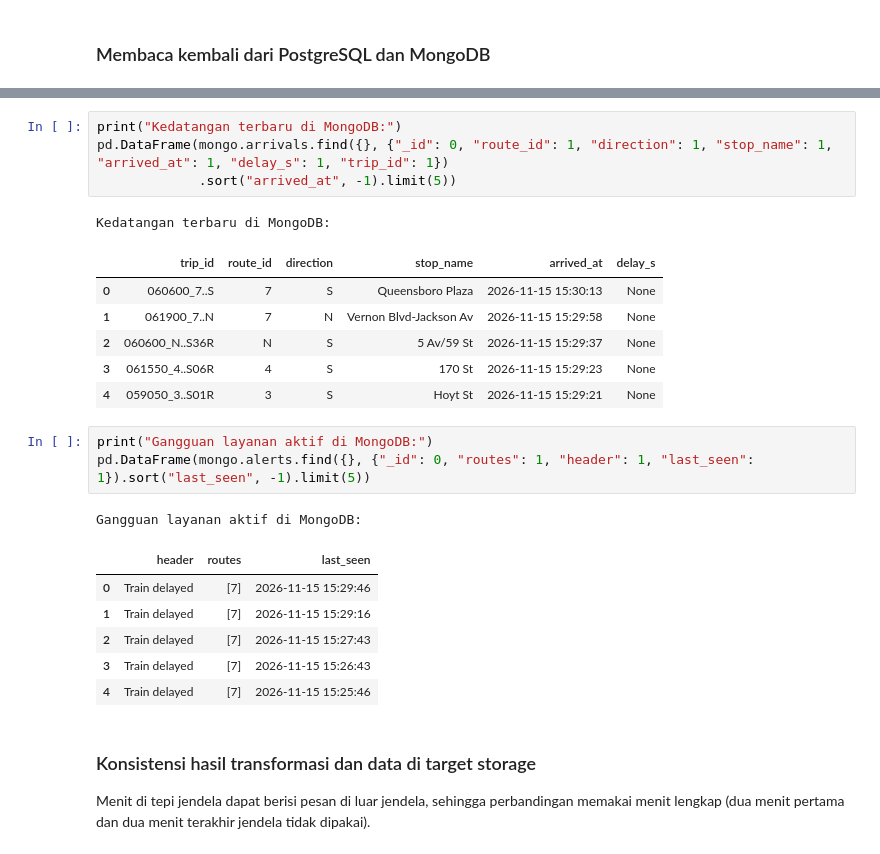
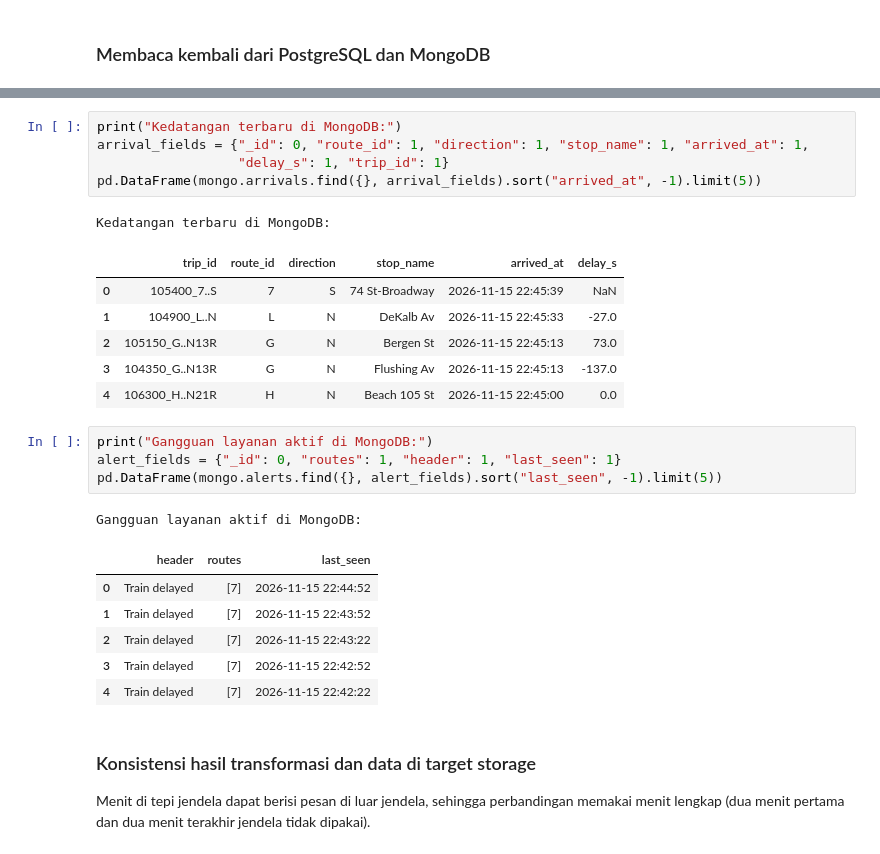
Before and after one commit to fxrdhan/mta-subway-bigdata, a Jupyter notebook: tugas_minggu10/ETL_Pipeline.ipynb, the cells around one changed output, grey strips where cells are left out. Cells and saved outputs as stored; diff of their text form.

```diff
--- a/tugas_minggu10/ETL_Pipeline.ipynb
+++ b/tugas_minggu10/ETL_Pipeline.ipynb
@@ -1255,26 +1763,28 @@ Rata-rata keterlambatan 30 menit terakhir per rute (dari view etl.gtfs_delay_min
 # %%
 print("Kedatangan terbaru di MongoDB:")
-pd.DataFrame(mongo.arrivals.find({}, {"_id": 0, "route_id": 1, "direction": 1, "stop_name": 1, "arrived_at": 1, "delay_s": 1, "trip_id": 1})
-             .sort("arrived_at", -1).limit(5))
+arrival_fields = {"_id": 0, "route_id": 1, "direction": 1, "stop_name": 1, "arrived_at": 1,
+                  "delay_s": 1, "trip_id": 1}
+pd.DataFrame(mongo.arrivals.find({}, arrival_fields).sort("arrived_at", -1).limit(5))
 # %% [output]
 Kedatangan terbaru di MongoDB:
 |  | trip_id | route_id | direction | stop_name | arrived_at | delay_s |
-| 0 | 060600_7..S | 7 | S | Queensboro Plaza | 2026-11-15 15:30:13 | None |
-| 1 | 061900_7..N | 7 | N | Vernon Blvd-Jackson Av | 2026-11-15 15:29:58 | None |
-| 2 | 060600_N..S36R | N | S | 5 Av/59 St | 2026-11-15 15:29:37 | None |
-| 3 | 061550_4..S06R | 4 | S | 170 St | 2026-11-15 15:29:23 | None |
-| 4 | 059050_3..S01R | 3 | S | Hoyt St | 2026-11-15 15:29:21 | None |
+| 0 | 105400_7..S | 7 | S | 74 St-Broadway | 2026-11-15 22:45:39 | NaN |
+| 1 | 104900_L..N | L | N | DeKalb Av | 2026-11-15 22:45:33 | -27.0 |
+| 2 | 105150_G..N13R | G | N | Bergen St | 2026-11-15 22:45:13 | 73.0 |
+| 3 | 104350_G..N13R | G | N | Flushing Av | 2026-11-15 22:45:13 | -137.0 |
+| 4 | 106300_H..N21R | H | N | Beach 105 St | 2026-11-15 22:45:00 | 0.0 |
 # %%
 print("Gangguan layanan aktif di MongoDB:")
-pd.DataFrame(mongo.alerts.find({}, {"_id": 0, "routes": 1, "header": 1, "last_seen": 1}).sort("last_seen", -1).limit(5))
+alert_fields = {"_id": 0, "routes": 1, "header": 1, "last_seen": 1}
+pd.DataFrame(mongo.alerts.find({}, alert_fields).sort("last_seen", -1).limit(5))
 # %% [output]
 Gangguan layanan aktif di MongoDB:
 |  | header | routes | last_seen |
-| 0 | Train delayed | [7] | 2026-11-15 15:29:46 |
-| 1 | Train delayed | [7] | 2026-11-15 15:29:16 |
-| 2 | Train delayed | [7] | 2026-11-15 15:27:43 |
-| 3 | Train delayed | [7] | 2026-11-15 15:26:43 |
-| 4 | Train delayed | [7] | 2026-11-15 15:25:46 |
+| 0 | Train delayed | [7] | 2026-11-15 22:44:52 |
+| 1 | Train delayed | [7] | 2026-11-15 22:43:52 |
+| 2 | Train delayed | [7] | 2026-11-15 22:43:22 |
+| 3 | Train delayed | [7] | 2026-11-15 22:42:52 |
+| 4 | Train delayed | [7] | 2026-11-15 22:42:22 |
 # %% [markdown]
 ### Konsistensi hasil transformasi dan data di target storage
 Menit di tepi jendela dapat berisi pesan di luar jendela, sehingga perbandingan memakai menit lengkap
```
Also changed, not shown: parts of 51 cells of this notebook, 14 other files.
